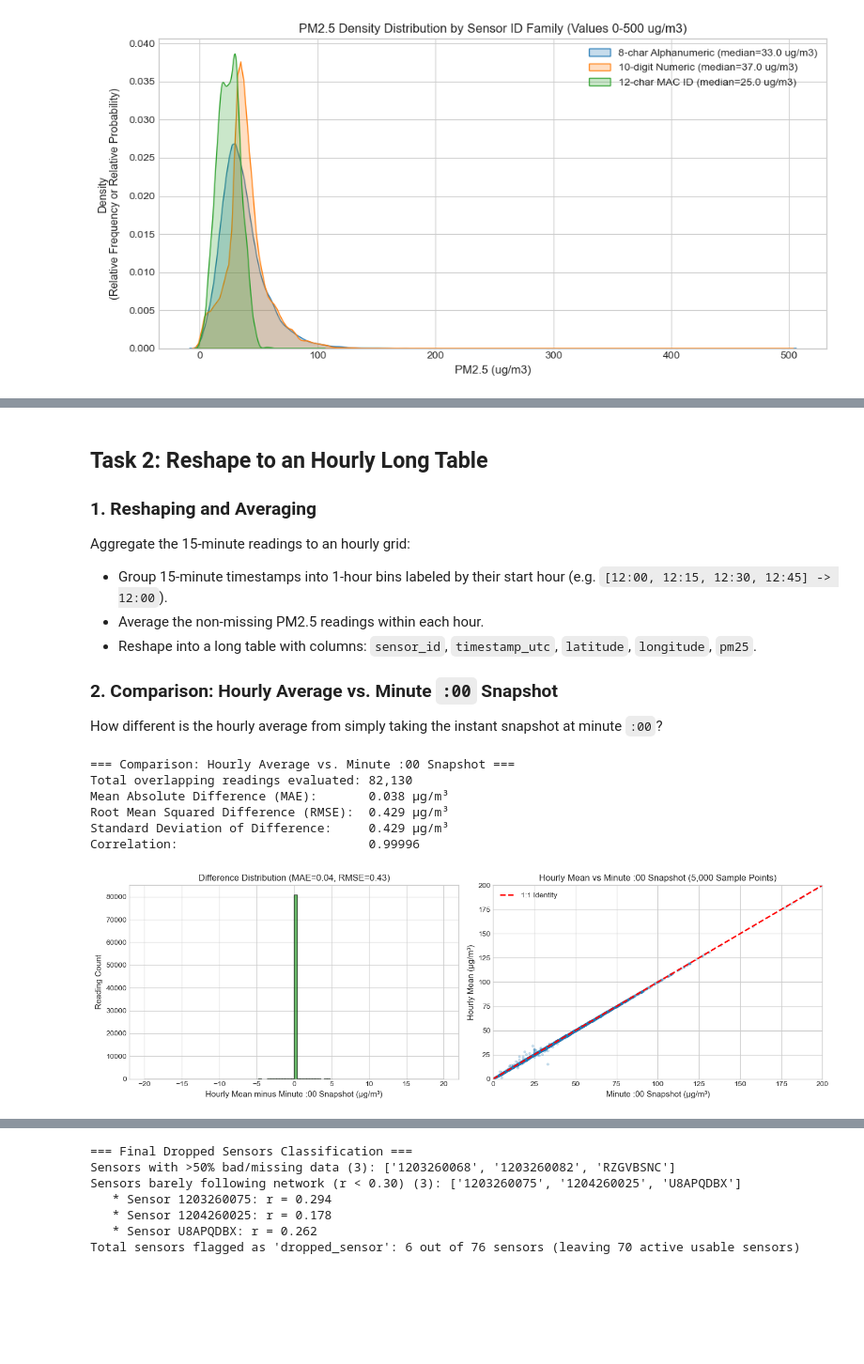
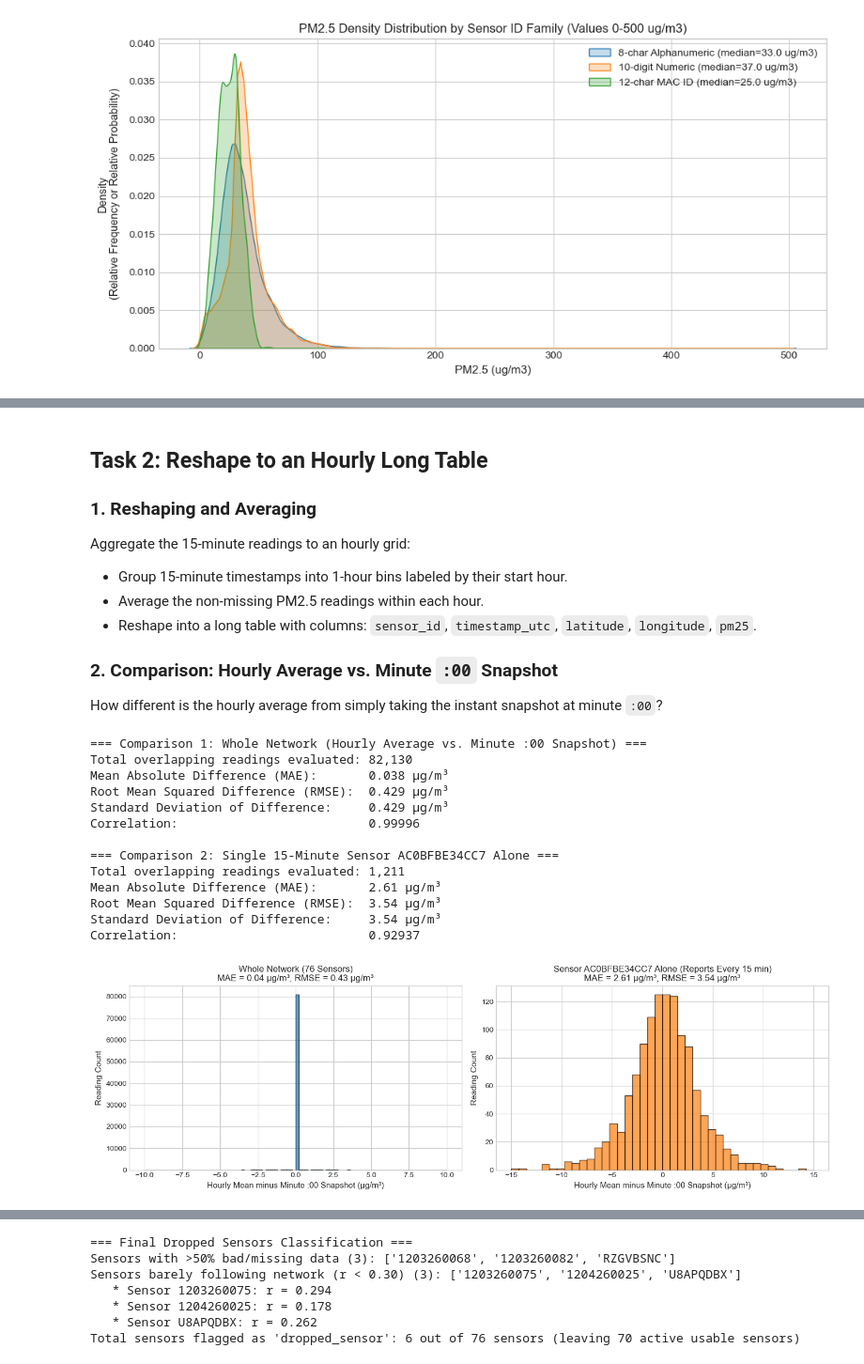
Before and after one commit to ponishbhatia/manifold-CS771, a Jupyter notebook: Part_0.ipynb, the cells around one changed output, grey strips where cells are left out. Shown at 94% size. Cells and saved outputs as stored; diff of their text form; code cells hidden in the pictures; blank space fills up the shorter version.

Commit message:
Update Part 0: raw 15-min checks, single-sensor comparison, and cleanups

```diff
--- a/Part_0.ipynb
+++ b/Part_0.ipynb
@@ -179,7 +179,7 @@ plt.show()
 
 ### 1. Reshaping and Averaging
 Aggregate the 15-minute readings to an hourly grid:
-- Group 15-minute timestamps into 1-hour bins labeled by their start hour (e.g. `[12:00, 12:15, 12:30, 12:45] -> 12:00`).
+- Group 15-minute timestamps into 1-hour bins labeled by their start hour.
 - Average the non-missing PM2.5 readings within each hour.
 - Reshape into a long table with columns: `sensor_id`, `timestamp_utc`, `latitude`, `longitude`, `pm25`.
 
@@ -188,63 +188,83 @@ How different is the hourly average from simply taking the instant snapshot at m
 # %%
 # 1. Compute Hourly Start
 raw_df['hour_start'] = raw_df['timestamp_utc'].dt.floor('h')
+pm_cols = [f"{s}_pm25" for s in sensor_ids]
 
 # 2. Hourly Mean PM2.5 (wide)
-pm_cols = [f"{s}_pm25" for s in sensor_ids]
 hourly_wide = raw_df.groupby('hour_start')[pm_cols].mean()
 hourly_wide.columns = sensor_ids
 
 # 3. Minute :00 Snapshot (wide)
 snap_00 = raw_df[raw_df['timestamp_utc'].dt.minute == 0].set_index('hour_start')[pm_cols]
 snap_00.columns = sensor_ids
 
-# Align on matching index and columns
+# 4. Align on matching index and columns
 common_idx = hourly_wide.index.intersection(snap_00.index)
+
+# (A) Whole Network (all 76 sensors)
 h_vals = hourly_wide.loc[common_idx].values.flatten()
 s_vals = snap_00.loc[common_idx].values.flatten()
+valid_net = (~np.isnan(h_vals)) & (~np.isnan(s_vals))
+diff_net = h_vals[valid_net] - s_vals[valid_net]
 
-valid_mask = (~np.isnan(h_vals)) & (~np.isnan(s_vals))
-diff = h_vals[valid_mask] - s_vals[valid_mask]
+mae_net = np.mean(np.abs(diff_net))
+rmse_net = np.sqrt(np.mean(diff_net**2))
+std_net = np.std(diff_net)
+corr_net = np.corrcoef(h_vals[valid_net], s_vals[valid_net])[0, 1]
 
-mae_diff = np.mean(np.abs(diff))
-rmse_diff = np.sqrt(np.mean(diff**2))
-std_diff = np.std(diff)
-corr_hs = np.corrcoef(h_vals[valid_mask], s_vals[valid_mask])[0, 1]
+# (B) Single 15-Minute Sensor AC0BFBE34CC7 Alone
+h_ac = hourly_wide.loc[common_idx, 'AC0BFBE34CC7'].values
+s_ac = snap_00.loc[common_idx, 'AC0BFBE34CC7'].values
+valid_ac = (~np.isnan(h_ac)) & (~np.isnan(s_ac))
+diff_ac = h_ac[valid_ac] - s_ac[valid_ac]
 
-print("=== Comparison: Hourly Average vs. Minute :00 Snapshot ===")
-print(f"Total overlapping readings evaluated: {valid_mask.sum():,}")
-print(f"Mean Absolute Difference (MAE):       {mae_diff:.3f} µg/m³")
-print(f"Root Mean Squared Difference (RMSE):  {rmse_diff:.3f} µg/m³")
-print(f"Standard Deviation of Difference:     {std_diff:.3f} µg/m³")
-print(f"Correlation:                          {corr_hs:.5f}")
+mae_ac = np.mean(np.abs(diff_ac))
+rmse_ac = np.sqrt(np.mean(diff_ac**2))
+std_ac = np.std(diff_ac)
+corr_ac = np.corrcoef(h_ac[valid_ac], s_ac[valid_ac])[0, 1]
 
-# Plot difference distribution
+print("=== Comparison 1: Whole Network (Hourly Average vs. Minute :00 Snapshot) ===")
+print(f"Total overlapping readings evaluated: {valid_net.sum():,}")
+print(f"Mean Absolute Difference (MAE):       {mae_net:.3f} µg/m³")
+print(f"Root Mean Squared Difference (RMSE):  {rmse_net:.3f} µg/m³")
+print(f"Standard Deviation of Difference:     {std_net:.3f} µg/m³")
+print(f"Correlation:                          {corr_net:.5f}")
+
+print("\n=== Comparison 2: Single 15-Minute Sensor AC0BFBE34CC7 Alone ===")
+print(f"Total overlapping readings evaluated: {valid_ac.sum():,}")
+print(f"Mean Absolute Difference (MAE):       {mae_ac:.2f} µg/m³")
+print(f"Root Mean Squared Difference (RMSE):  {rmse_ac:.2f} µg/m³")
+print(f"Standard Deviation of Difference:     {std_ac:.2f} µg/m³")
+print(f"Correlation:                          {corr_ac:.5f}")
+
+# Plot difference distribution: Network vs AC0BFBE34CC7
 fig, axes = plt.subplots(1, 2, figsize=(14, 4.5))
 
-axes[0].hist(diff, bins=100, range=(-20, 20), color='#2ca02c', edgecolor='black', alpha=0.7)
+axes[0].hist(diff_net, bins=100, range=(-10, 10), color='#1f77b4', edgecolor='black', alpha=0.7)
 axes[0].set_xlabel('Hourly Mean minus Minute :00 Snapshot (µg/m³)')
 axes[0].set_ylabel('Reading Count')
-axes[0].set_title(f'Difference Distribution (MAE={mae_diff:.2f}, RMSE={rmse_diff:.2f})')
+axes[0].set_title(f'Whole Network (76 Sensors)\nMAE = {mae_net:.2f} µg/m³, RMSE = {rmse_net:.2f} µg/m³')
 
-# Scatter sample
-sample_indices = np.random.choice(np.where(valid_mask)[0], size=5000, replace=False)
-axes[1].scatter(s_vals[sample_indices], h_vals[sample_indices], alpha=0.2, s=8, color='#1f77b4')
-axes[1].plot([0, 200], [0, 200], 'r--', lw=2, label='1:1 Identity')
-axes[1].set_xlim(0, 200)
-axes[1].set_ylim(0, 200)
-axes[1].set_xlabel('Minute :00 Snapshot (µg/m³)')
-axes[1].set_ylabel('Hourly Mean (µg/m³)')
-axes[1].set_title('Hourly Mean vs Minute :00 Snapshot (5,000 Sample Points)')
-axes[1].legend()
+axes[1].hist(diff_ac, bins=40, range=(-15, 15), color='#ff7f0e', edgecolor='black', alpha=0.7)
+axes[1].set_xlabel('Hourly Mean minus Minute :00 Snapshot (µg/m³)')
+axes[1].set_ylabel('Reading Count')
+axes[1].set_title(f'Sensor AC0BFBE34CC7 Alone (Reports Every 15 min)\nMAE = {mae_ac:.2f} µg/m³, RMSE = {rmse_ac:.2f} µg/m³')
 
 plt.tight_layout()
 plt.show()
 # %% [output]
-=== Comparison: Hourly Average vs. Minute :00 Snapshot ===
+=== Comparison 1: Whole Network (Hourly Average vs. Minute :00 Snapshot) ===
 Total overlapping readings evaluated: 82,130
 Mean Absolute Difference (MAE):       0.038 µg/m³
 Root Mean Squared Difference (RMSE):  0.429 µg/m³
 Standard Deviation of Difference:     0.429 µg/m³
 Correlation:                          0.99996
+
+=== Comparison 2: Single 15-Minute Sensor AC0BFBE34CC7 Alone ===
+Total overlapping readings evaluated: 1,211
+Mean Absolute Difference (MAE):       2.61 µg/m³
+Root Mean Squared Difference (RMSE):  3.54 µg/m³
+Standard Deviation of Difference:     3.54 µg/m³
+Correlation:                          0.92937
-[figure, old version]
+[figure, new version]
 # %% [markdown]
```
Also changed, not shown: parts of 11 cells of this notebook, 2 other files.
